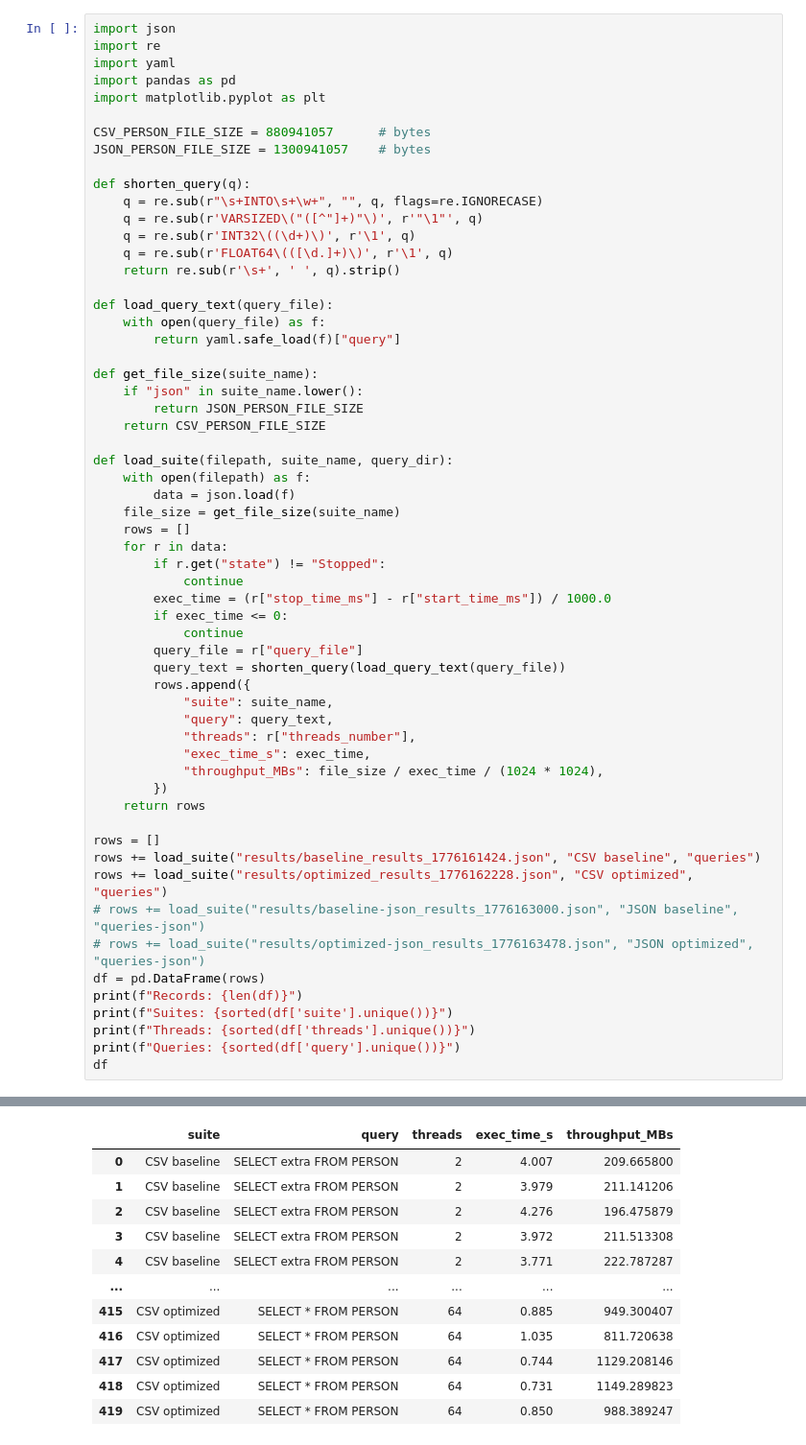
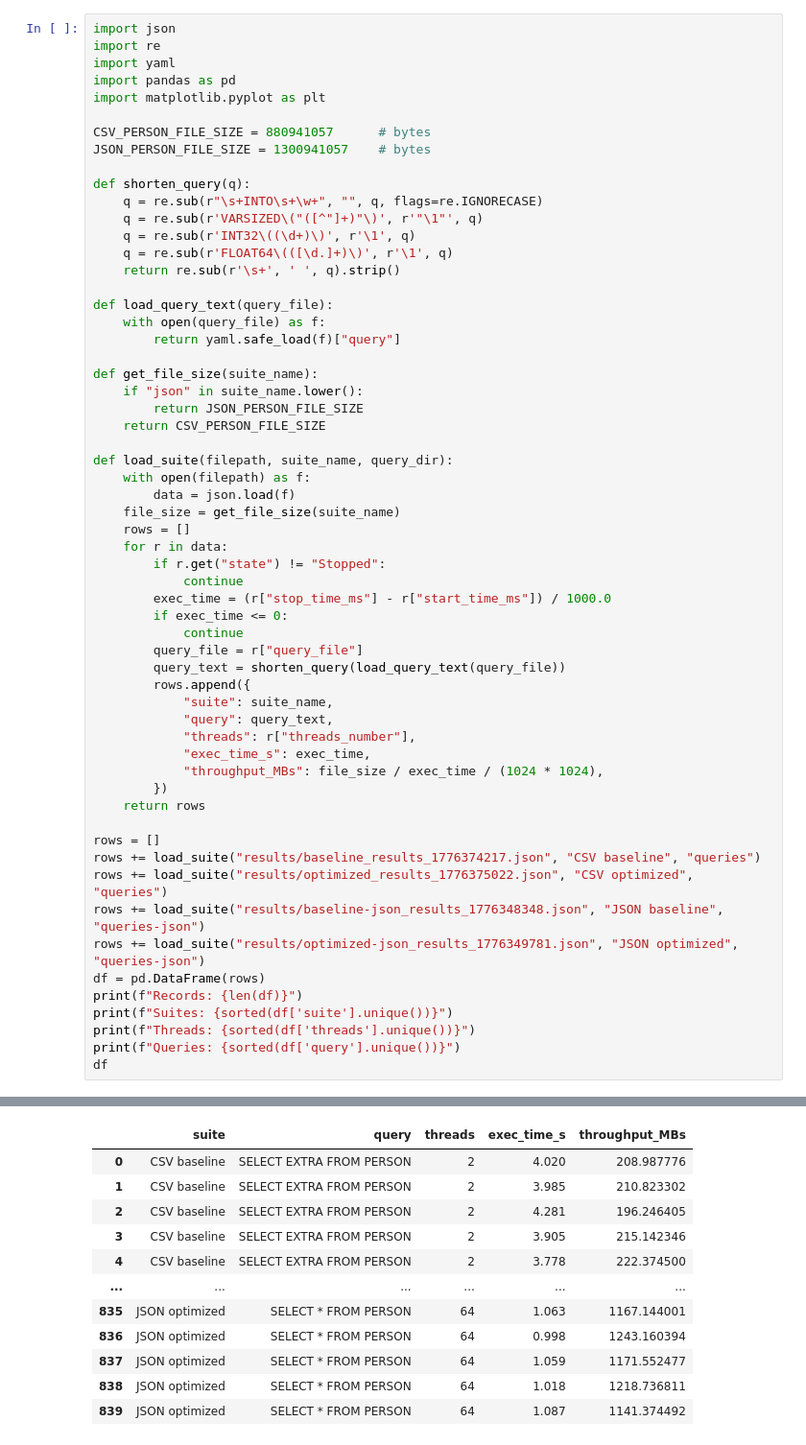
Before and after one commit to nomorehumor/thesis-benchmarks, a Jupyter notebook: varsized-copy/plot.ipynb, the cells around one changed output, grey strips where cells are left out. Shown at 96% size. Drawn from its saved outputs; the diff is of its cells as text.

```diff
--- a/varsized-copy/plot.ipynb
+++ b/varsized-copy/plot.ipynb
@@ -47,10 +47,10 @@ def load_suite(filepath, suite_name, query_dir):
     return rows
 
 rows = []
-rows += load_suite("results/baseline_results_1776161424.json", "CSV baseline", "queries")
-rows += load_suite("results/optimized_results_1776162228.json", "CSV optimized", "queries")
-# rows += load_suite("results/baseline-json_results_1776163000.json", "JSON baseline", "queries-json")
-# rows += load_suite("results/optimized-json_results_1776163478.json", "JSON optimized", "queries-json")
+rows += load_suite("results/baseline_results_1776374217.json", "CSV baseline", "queries")
+rows += load_suite("results/optimized_results_1776375022.json", "CSV optimized", "queries")
+rows += load_suite("results/baseline-json_results_1776348348.json", "JSON baseline", "queries-json")
+rows += load_suite("results/optimized-json_results_1776349781.json", "JSON optimized", "queries-json")
 df = pd.DataFrame(rows)
 print(f"Records: {len(df)}")
 print(f"Suites: {sorted(df['suite'].unique())}")
@@ -65,12 +65,12 @@ Queries: ['SELECT * FROM PERSON', 'SELECT ID FROM PERSON WHERE city == "redmond"
 |  | suite | query | threads | exec_time_s | throughput_MBs |
-| 0 | CSV baseline | SELECT extra FROM PERSON | 2 | 4.007 | 209.665800 |
-| 1 | CSV baseline | SELECT extra FROM PERSON | 2 | 3.979 | 211.141206 |
-| 2 | CSV baseline | SELECT extra FROM PERSON | 2 | 4.276 | 196.475879 |
-| 3 | CSV baseline | SELECT extra FROM PERSON | 2 | 3.972 | 211.513308 |
-| 4 | CSV baseline | SELECT extra FROM PERSON | 2 | 3.771 | 222.787287 |
+| 0 | CSV baseline | SELECT EXTRA FROM PERSON | 2 | 4.020 | 208.987776 |
+| 1 | CSV baseline | SELECT EXTRA FROM PERSON | 2 | 3.985 | 210.823302 |
+| 2 | CSV baseline | SELECT EXTRA FROM PERSON | 2 | 4.281 | 196.246405 |
+| 3 | CSV baseline | SELECT EXTRA FROM PERSON | 2 | 3.905 | 215.142346 |
+| 4 | CSV baseline | SELECT EXTRA FROM PERSON | 2 | 3.778 | 222.374500 |
 | ... | ... | ... | ... | ... | ... |
-| 415 | CSV optimized | SELECT * FROM PERSON | 64 | 0.885 | 949.300407 |
-| 416 | CSV optimized | SELECT * FROM PERSON | 64 | 1.035 | 811.720638 |
-| 417 | CSV optimized | SELECT * FROM PERSON | 64 | 0.744 | 1129.208146 |
-| 418 | CSV optimized | SELECT * FROM PERSON | 64 | 0.731 | 1149.289823 |
-| 419 | CSV optimized | SELECT * FROM PERSON | 64 | 0.850 | 988.389247 |
+| 835 | JSON optimized | SELECT * FROM PERSON | 64 | 1.063 | 1167.144001 |
+| 836 | JSON optimized | SELECT * FROM PERSON | 64 | 0.998 | 1243.160394 |
+| 837 | JSON optimized | SELECT * FROM PERSON | 64 | 1.059 | 1171.552477 |
+| 838 | JSON optimized | SELECT * FROM PERSON | 64 | 1.018 | 1218.736811 |
+| 839 | JSON optimized | SELECT * FROM PERSON | 64 | 1.087 | 1141.374492 |
```
Also changed, not shown: parts of 6 cells of this notebook, 6 other files.
